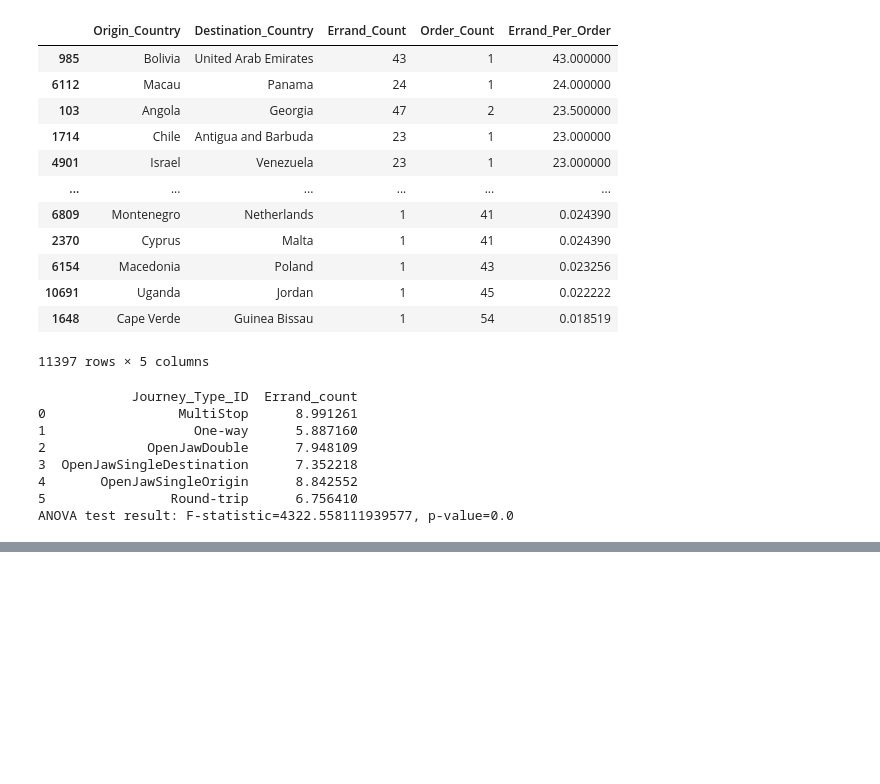
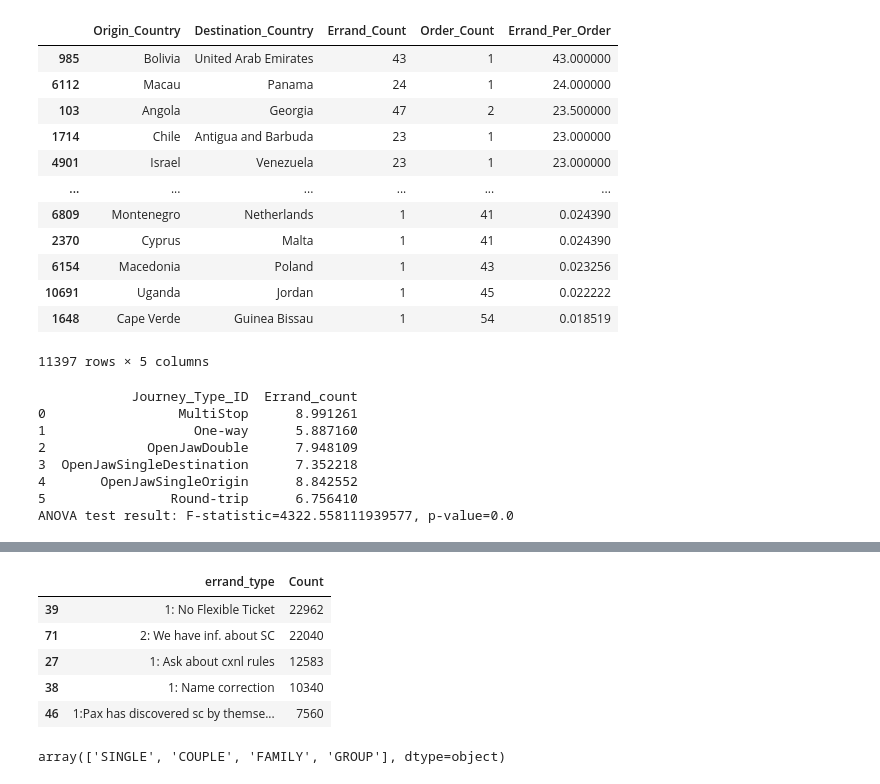
Before and after one commit to MinaBadri/MinaBadri-20250117, a Jupyter notebook: analysis.ipynb, the cells around one changed output, grey strips where cells are left out. Drawn from its saved outputs; the diff is of its cells as text; code cells hidden in the pictures; blank space fills up the shorter version.

```diff
--- a/analysis.ipynb
+++ b/analysis.ipynb
@@ -147,6 +147,8 @@ def convert_prices_to_usd(df):
 
 orders_df = convert_prices_to_usd(orders_df)
 # %%
+orders_df['order_created_at'] = pd.to_datetime(orders_df['order_created_at'])
+errands_df['created'] = pd.to_datetime(errands_df['created'])#.dt.date
 errands_df['order_number'] = errands_df['order_number'].apply(lambda x: int(x, 36))
 errands_df = errands_df.rename(columns={'order_number' : 'order_id'})
 # %%
@@ -374,0 +390,16 @@ ANOVA test result: F-statistic=4322.558111939577, p-value=0.0
+# %%
+family_changes = merged_df[(merged_df['Customer_Group_Type'] =='FAMILY') & (merged_df['Is_Changed'] == 1 ) & (merged_df['Is_Canceled'] == 0 )]
+changes_by_category = family_changes.groupby('errand_type').size().reset_index(name='Count').sort_values(by='Count', ascending=False)
+
+changes_by_category.head()
+# %% [output]
+|  | errand_type | Count |
+| 39 | 1: No Flexible Ticket | 22962 |
+| 71 | 2: We have inf. about SC | 22040 |
+| 27 | 1: Ask about cxnl rules | 12583 |
+| 38 | 1: Name correction | 10340 |
+| 46 | 1:Pax has discovered sc by themse... | 7560 |
+# %%
+merged_df['Customer_Group_Type'].unique()
+# %% [output]
+array(['SINGLE', 'COUPLE', 'FAMILY', 'GROUP'], dtype=object)
```
Also changed, not shown: parts of 1 cell of this notebook, 1 other file.
